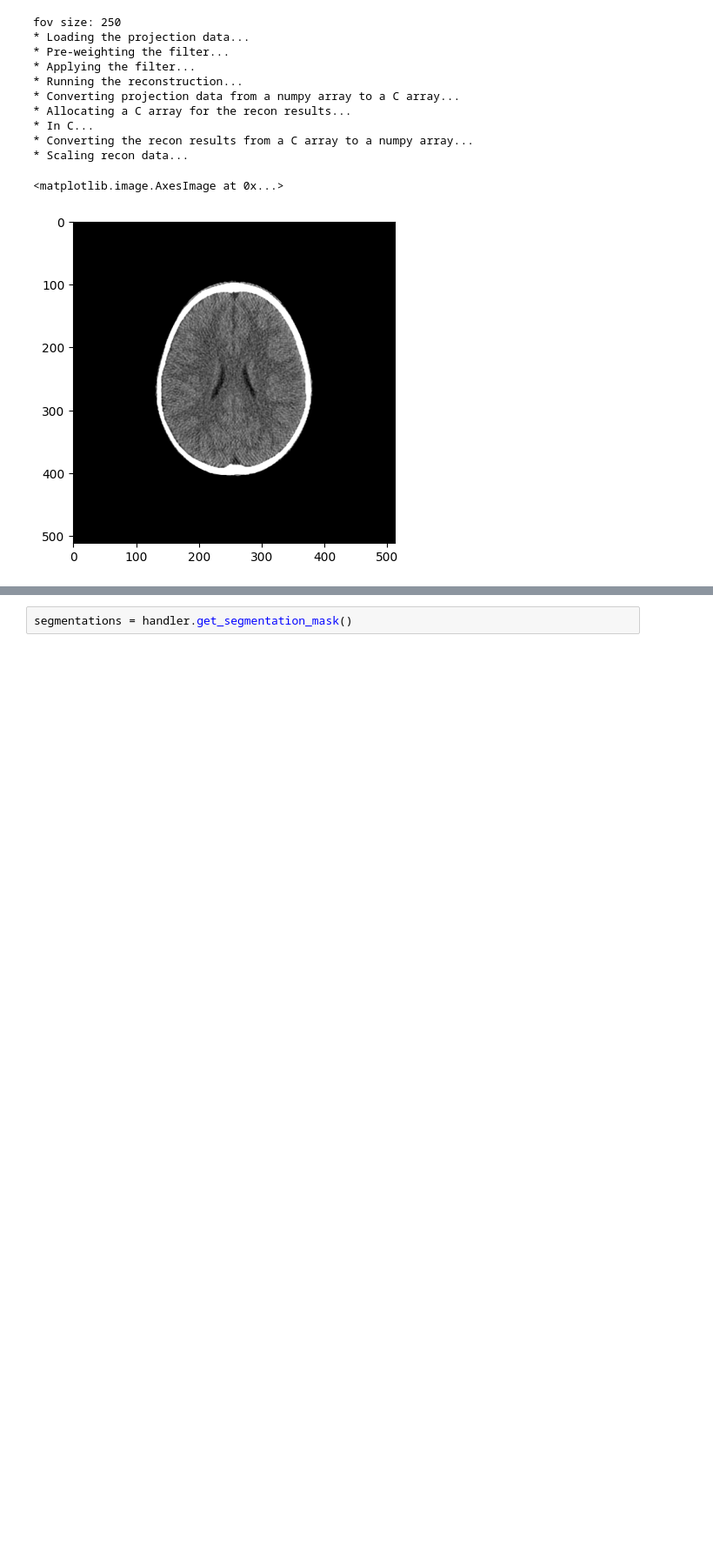
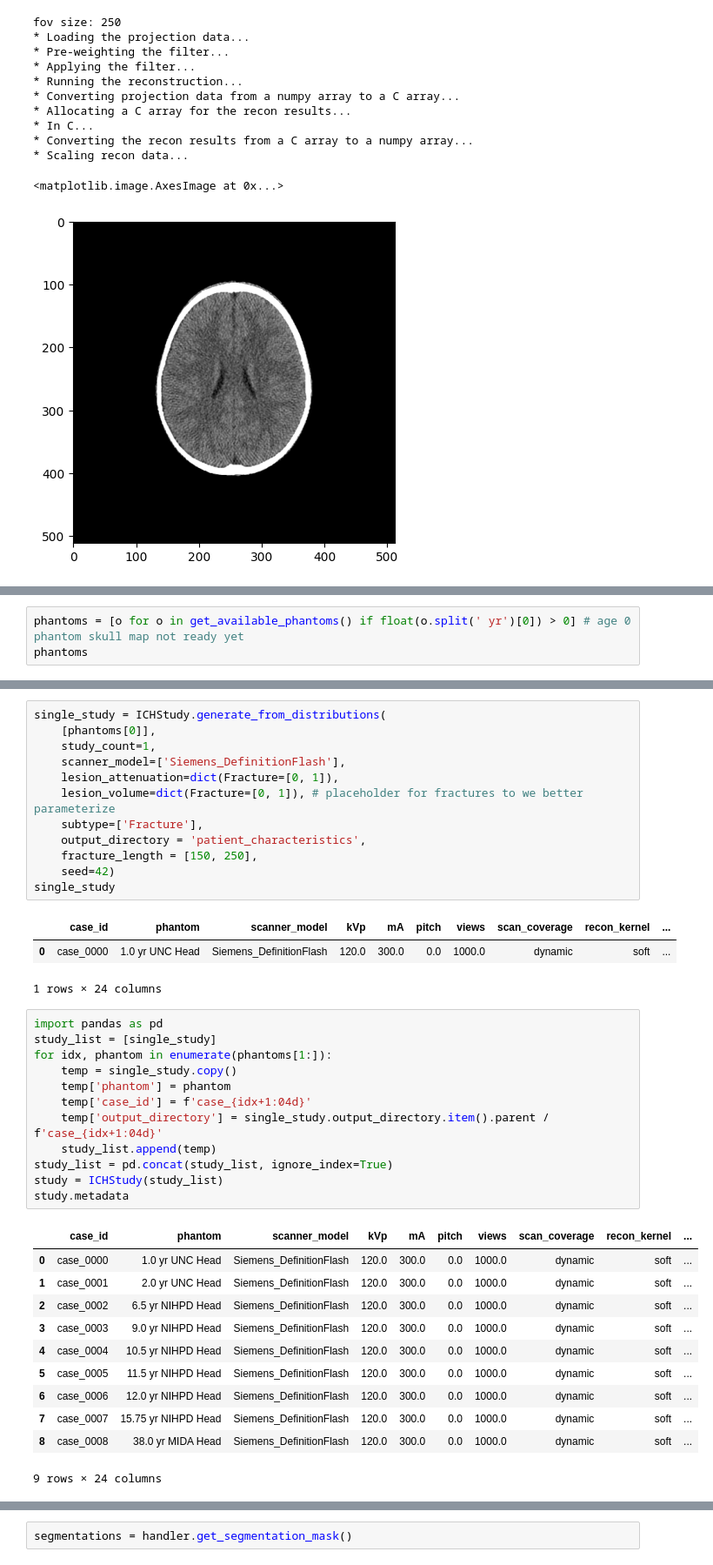
Before and after one commit to DIDSR/InSilicoICH, a Jupyter notebook: notebooks/01_fracture.ipynb, the cells around one changed output, grey strips where cells are left out. Shown at 87% size. Drawn from its saved outputs; the diff is of its cells as text; blank space fills up the shorter version.

```diff
--- a/notebooks/01_fracture.ipynb
+++ b/notebooks/01_fracture.ipynb
@@ -227,0 +243,3 @@ Projections: (300, 64, 900)
+# %%
+phantoms = [o for o in get_available_phantoms() if float(o.split(' yr')[0]) > 0] # age 0 phantom skull map not ready yet
+phantoms
@@ -227,0 +256,40 @@ Projections: (300, 64, 900)
+# %%
+single_study = ICHStudy.generate_from_distributions(
+    [phantoms[0]],
+    study_count=1,
+    scanner_model=['Siemens_DefinitionFlash'],
+    lesion_attenuation=dict(Fracture=[0, 1]),
+    lesion_volume=dict(Fracture=[0, 1]), # placeholder for fractures to we better parameterize
+    subtype=['Fracture'],
+    output_directory = 'patient_characteristics',
+    fracture_length = [150, 250],
+    seed=42)
+single_study
+# %% [output]
+|  | case_id | phantom | scanner_model | kVp | mA | pitch | views | scan_coverage | recon_kernel | ... |
+| 0 | case_0000 | 1.0 yr UNC Head | Siemens_DefinitionFlash | 120.0 | 300.0 | 0.0 | 1000.0 | dynamic | soft | ... |
+1 rows × 24 columns
+# %%
+import pandas as pd
+study_list = [single_study]
+for idx, phantom in enumerate(phantoms[1:]):
+    temp = single_study.copy()
+    temp['phantom'] = phantom
+    temp['case_id'] = f'case_{idx+1:04d}'
+    temp['output_directory'] = single_study.output_directory.item().parent / f'case_{idx+1:04d}'
+    study_list.append(temp)
+study_list = pd.concat(study_list, ignore_index=True)
+study = ICHStudy(study_list)
+study.metadata
+# %% [output]
+|  | case_id | phantom | scanner_model | kVp | mA | pitch | views | scan_coverage | recon_kernel | ... |
+| 0 | case_0000 | 1.0 yr UNC Head | Siemens_DefinitionFlash | 120.0 | 300.0 | 0.0 | 1000.0 | dynamic | soft | ... |
+| 1 | case_0001 | 2.0 yr UNC Head | Siemens_DefinitionFlash | 120.0 | 300.0 | 0.0 | 1000.0 | dynamic | soft | ... |
+| 2 | case_0002 | 6.5 yr NIHPD Head | Siemens_DefinitionFlash | 120.0 | 300.0 | 0.0 | 1000.0 | dynamic | soft | ... |
+| 3 | case_0003 | 9.0 yr NIHPD Head | Siemens_DefinitionFlash | 120.0 | 300.0 | 0.0 | 1000.0 | dynamic | soft | ... |
+| 4 | case_0004 | 10.5 yr NIHPD Head | Siemens_DefinitionFlash | 120.0 | 300.0 | 0.0 | 1000.0 | dynamic | soft | ... |
+| 5 | case_0005 | 11.5 yr NIHPD Head | Siemens_DefinitionFlash | 120.0 | 300.0 | 0.0 | 1000.0 | dynamic | soft | ... |
+| 6 | case_0006 | 12.0 yr NIHPD Head | Siemens_DefinitionFlash | 120.0 | 300.0 | 0.0 | 1000.0 | dynamic | soft | ... |
+| 7 | case_0007 | 15.75 yr NIHPD Head | Siemens_DefinitionFlash | 120.0 | 300.0 | 0.0 | 1000.0 | dynamic | soft | ... |
+| 8 | case_0008 | 38.0 yr MIDA Head | Siemens_DefinitionFlash | 120.0 | 300.0 | 0.0 | 1000.0 | dynamic | soft | ... |
+9 rows × 24 columns
```
Also changed, not shown: parts of 16 cells of this notebook, 1 other file.
